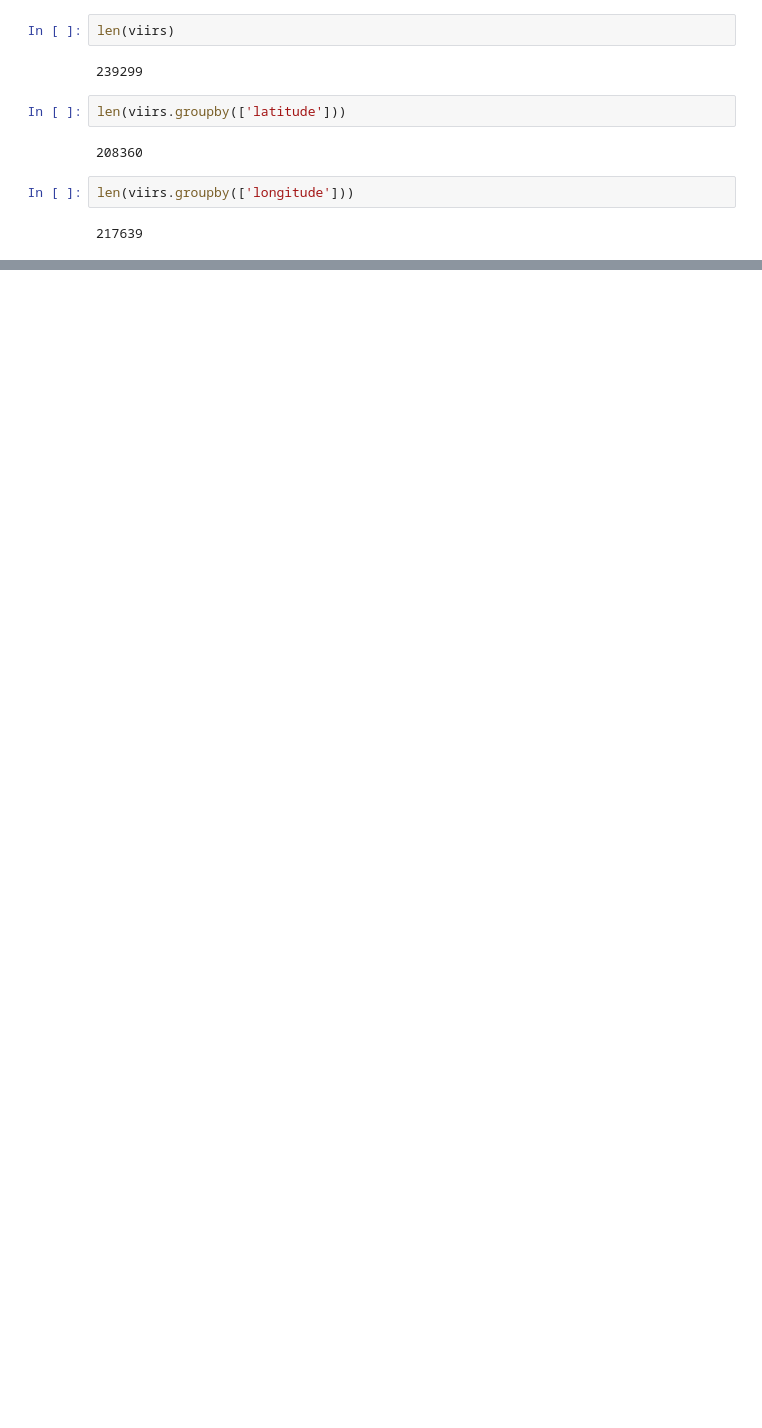
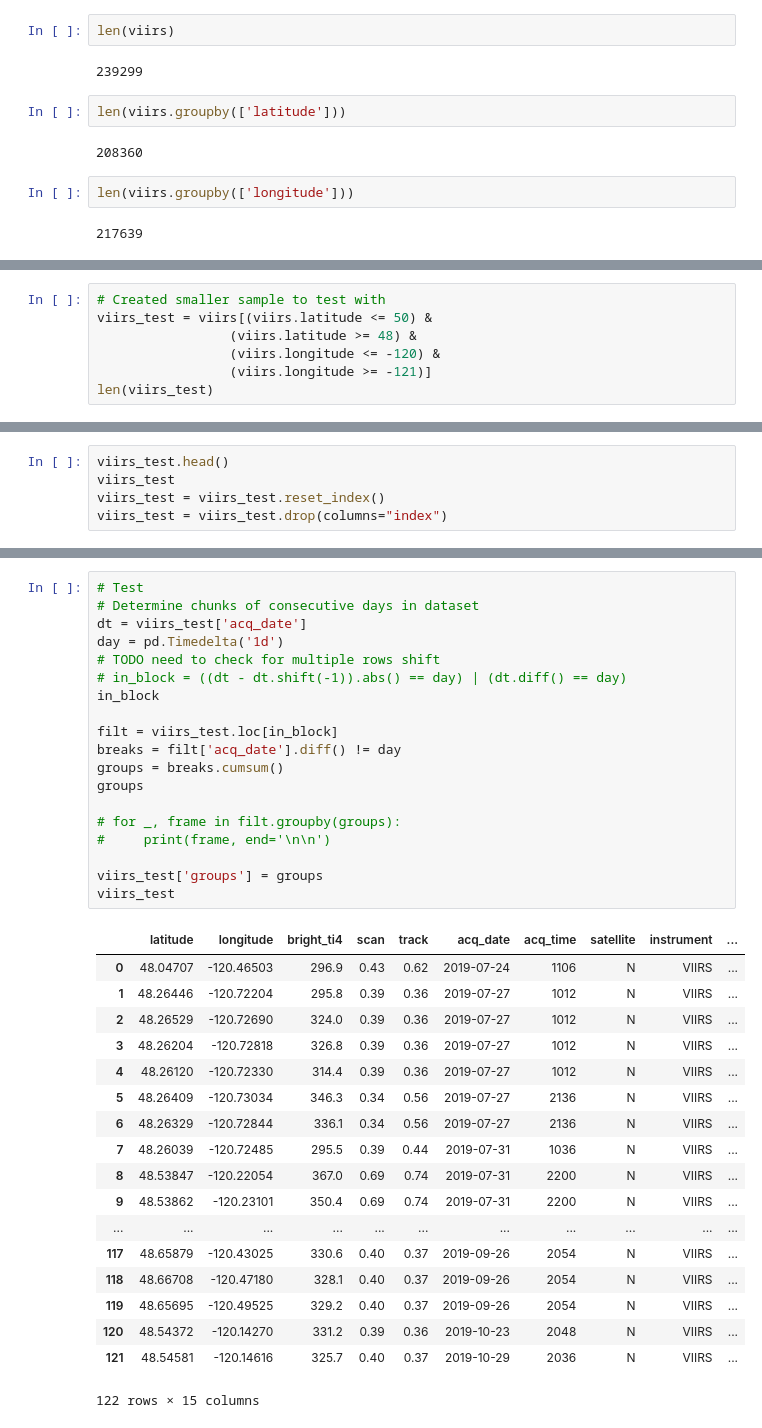
Before and after one commit to sarahtang/fire, a Jupyter notebook: Fire!!.ipynb, the cells around one changed output, grey strips where cells are left out. Drawn from its saved outputs; the diff is of its cells as text; blank space fills up the shorter version.

Commit message:
get consecutive day values --> need to now get size

```diff
--- a/Fire!!.ipynb
+++ b/Fire!!.ipynb
@@ -74,0 +66,7 @@ Name: latitude, dtype: bool
+# %%
+# Created smaller sample to test with
+viirs_test = viirs[(viirs.latitude <= 50) &
+                 (viirs.latitude >= 48) &
+                 (viirs.longitude <= -120) &
+                 (viirs.longitude >= -121)]
+len(viirs_test)
@@ -74,0 +75,5 @@ Name: latitude, dtype: bool
+# %%
+viirs_test.head()
+viirs_test
+viirs_test = viirs_test.reset_index()
+viirs_test = viirs_test.drop(columns="index")
@@ -74,0 +100,38 @@ Name: latitude, dtype: bool
+# %%
+# Test
+# Determine chunks of consecutive days in dataset
+dt = viirs_test['acq_date']
+day = pd.Timedelta('1d')
+# TODO need to check for multiple rows shift
+# in_block = ((dt - dt.shift(-1)).abs() == day) | (dt.diff() == day)
+in_block
+
+filt = viirs_test.loc[in_block]
+breaks = filt['acq_date'].diff() != day
+groups = breaks.cumsum()
+groups
+
+# for _, frame in filt.groupby(groups):
+#     print(frame, end='\n\n')
+
+viirs_test['groups'] = groups
+viirs_test
+# %% [output]
+|  | latitude | longitude | bright_ti4 | scan | track | acq_date | acq_time | satellite | instrument | ... |
+| 0 | 48.04707 | -120.46503 | 296.9 | 0.43 | 0.62 | 2019-07-24 | 1106 | N | VIIRS | ... |
+| 1 | 48.26446 | -120.72204 | 295.8 | 0.39 | 0.36 | 2019-07-27 | 1012 | N | VIIRS | ... |
+| 2 | 48.26529 | -120.72690 | 324.0 | 0.39 | 0.36 | 2019-07-27 | 1012 | N | VIIRS | ... |
+| 3 | 48.26204 | -120.72818 | 326.8 | 0.39 | 0.36 | 2019-07-27 | 1012 | N | VIIRS | ... |
+| 4 | 48.26120 | -120.72330 | 314.4 | 0.39 | 0.36 | 2019-07-27 | 1012 | N | VIIRS | ... |
+| 5 | 48.26409 | -120.73034 | 346.3 | 0.34 | 0.56 | 2019-07-27 | 2136 | N | VIIRS | ... |
+| 6 | 48.26329 | -120.72844 | 336.1 | 0.34 | 0.56 | 2019-07-27 | 2136 | N | VIIRS | ... |
+| 7 | 48.26039 | -120.72485 | 295.5 | 0.39 | 0.44 | 2019-07-31 | 1036 | N | VIIRS | ... |
+| 8 | 48.53847 | -120.22054 | 367.0 | 0.69 | 0.74 | 2019-07-31 | 2200 | N | VIIRS | ... |
+| 9 | 48.53862 | -120.23101 | 350.4 | 0.69 | 0.74 | 2019-07-31 | 2200 | N | VIIRS | ... |
+| ... | ... | ... | ... | ... | ... | ... | ... | ... | ... | ... |
+| 117 | 48.65879 | -120.43025 | 330.6 | 0.40 | 0.37 | 2019-09-26 | 2054 | N | VIIRS | ... |
+| 118 | 48.66708 | -120.47180 | 328.1 | 0.40 | 0.37 | 2019-09-26 | 2054 | N | VIIRS | ... |
+| 119 | 48.65695 | -120.49525 | 329.2 | 0.40 | 0.37 | 2019-09-26 | 2054 | N | VIIRS | ... |
+| 120 | 48.54372 | -120.14270 | 331.2 | 0.39 | 0.36 | 2019-10-23 | 2048 | N | VIIRS | ... |
+| 121 | 48.54581 | -120.14616 | 325.7 | 0.40 | 0.37 | 2019-10-29 | 2036 | N | VIIRS | ... |
+122 rows × 15 columns
```
Also changed, not shown: parts of 9 cells of this notebook.
